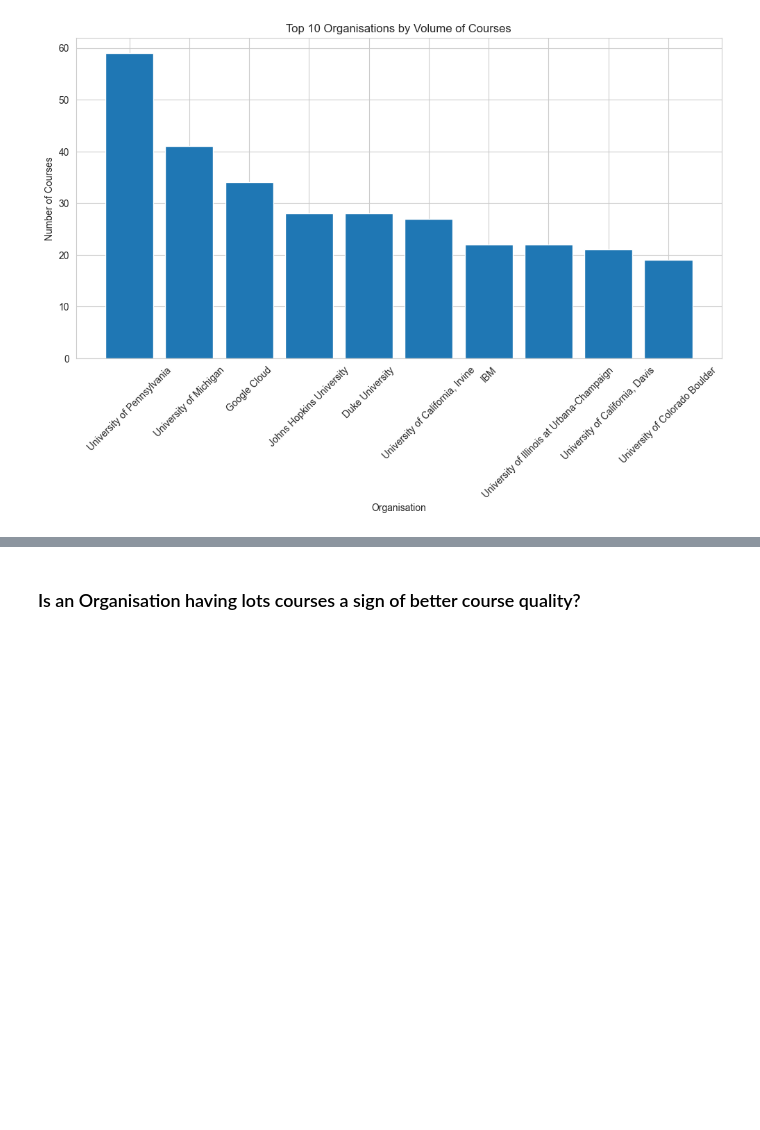
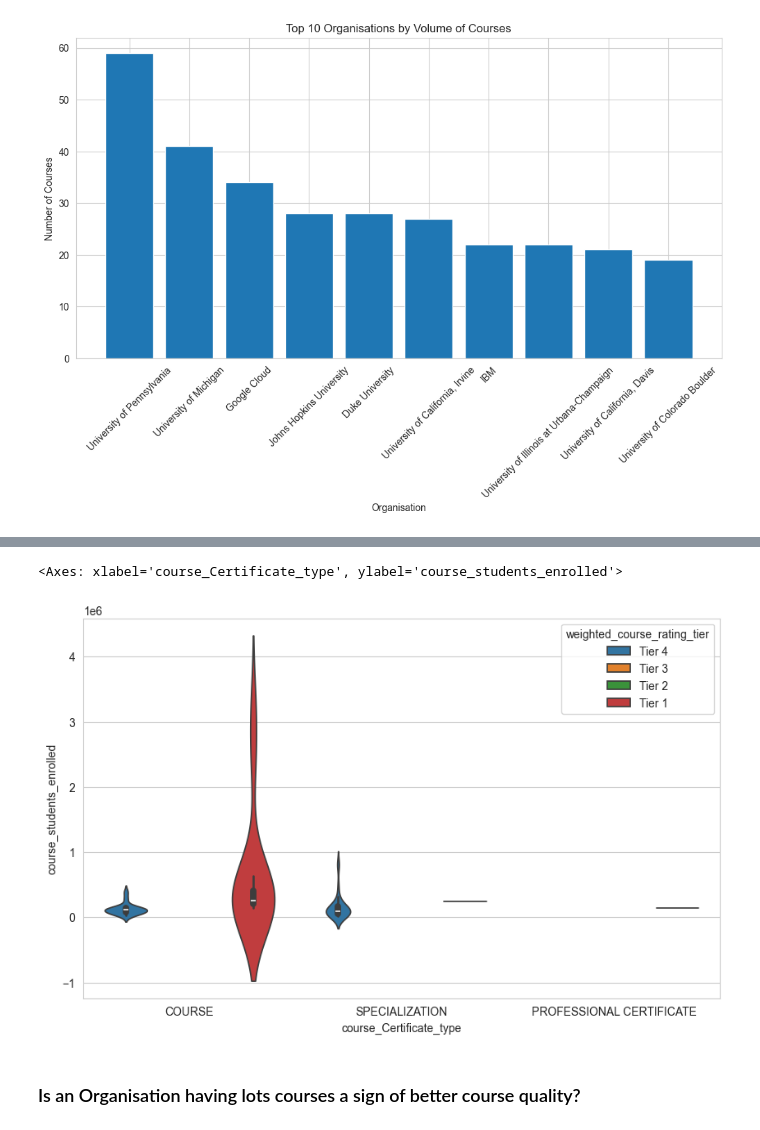
Before and after one commit to guywinfield/Data-Science-Projects, a Jupyter notebook: Analyses/Coursera Course Analysis/Coursera EDA.ipynb, the cells around one changed output, grey strips where cells are left out. Saved outputs shown, nothing was run; the diff lists cells and outputs as text; code cells hidden in the pictures; blank space fills up the shorter version.

```diff
--- a/Analyses/Coursera Course Analysis/Coursera EDA.ipynb
+++ b/Analyses/Coursera Course Analysis/Coursera EDA.ipynb
@@ -571,3 +599,16 @@ plt.show()
+# %%
+fig, ax = plt.subplots(figsize=(10, 6))
+
+sns.violinplot(
+    data=df_best_vs_worst,
+    x="course_Certificate_type",
+    y="course_students_enrolled",
+    hue="weighted_course_rating_tier",
+)
+#ax.set_ylim(4.2, 4.9)
+# %% [output]
+<Axes: xlabel='course_Certificate_type', ylabel='course_students_enrolled'>
+[figure, added]
 # %% [markdown]
 ### Is an Organisation having lots courses a sign of better course quality?
 # %%
```
Also changed, not shown: parts of 4 cells of this notebook, 1 other file.
